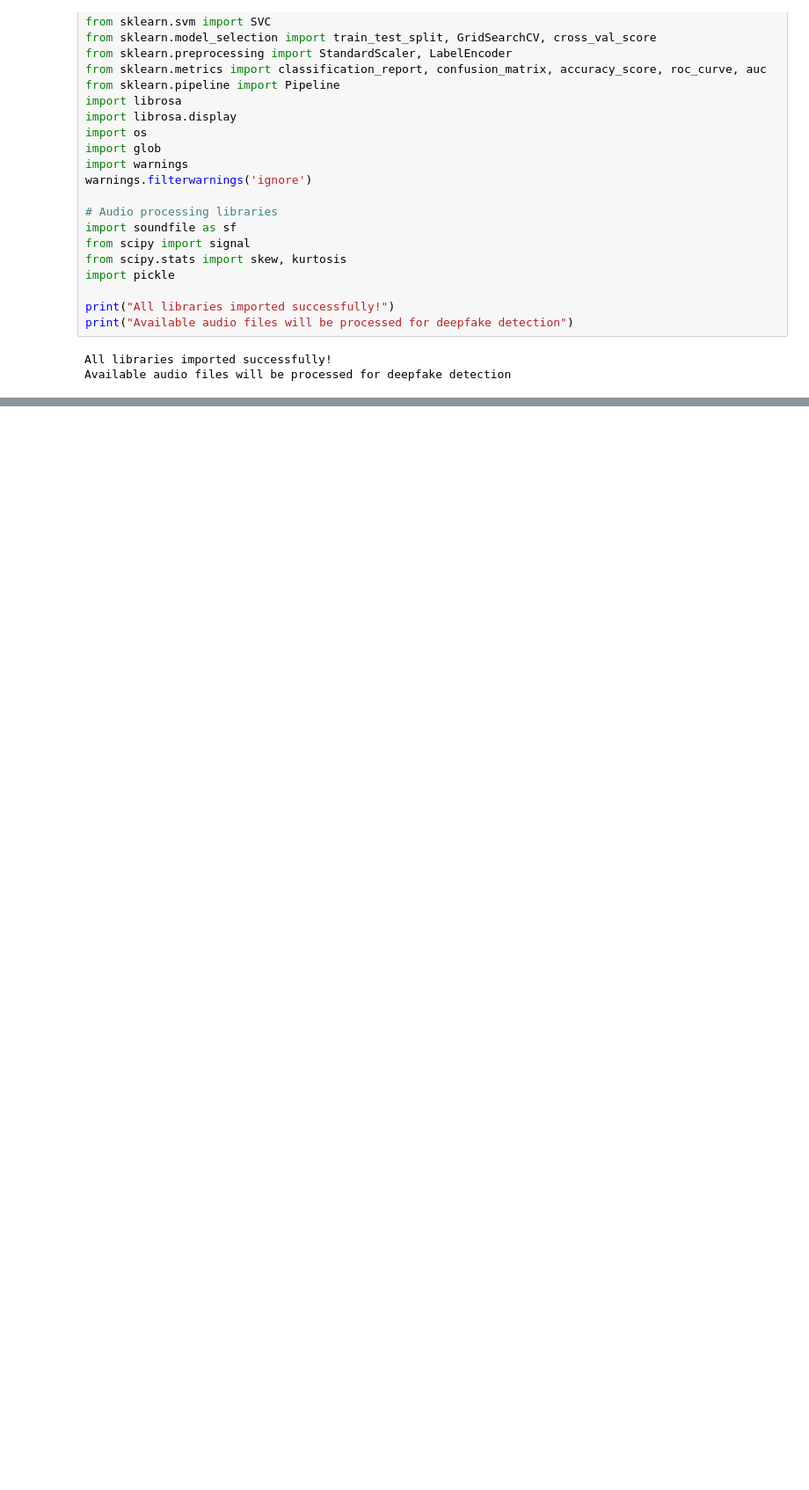
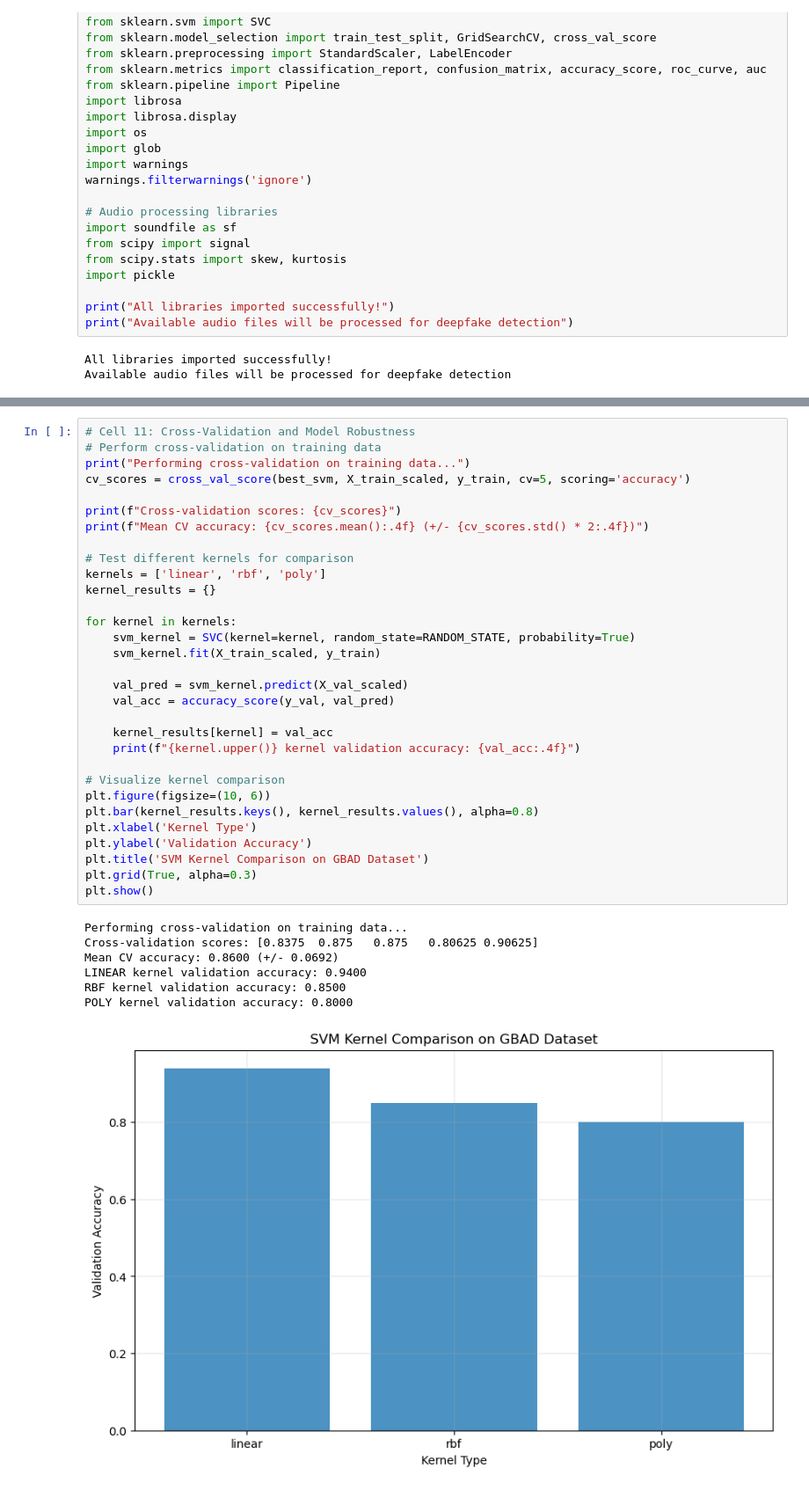
Before and after one commit to JanRei233/Echo-Reveal, a Jupyter notebook: echo_reveal.ipynb, the cells around one changed output, grey strips where cells are left out. Shown at 88% size. Drawn from its saved outputs; the diff is of its cells as text; blank space fills up the shorter version.

```diff
--- a/echo_reveal.ipynb
+++ b/echo_reveal.ipynb
@@ -1218,0 +616,39 @@ print("The system is ready for deployment and real-world usage.")
+# %%
+# Cell 11: Cross-Validation and Model Robustness
+# Perform cross-validation on training data
+print("Performing cross-validation on training data...")
+cv_scores = cross_val_score(best_svm, X_train_scaled, y_train, cv=5, scoring='accuracy')
+
+print(f"Cross-validation scores: {cv_scores}")
+print(f"Mean CV accuracy: {cv_scores.mean():.4f} (+/- {cv_scores.std() * 2:.4f})")
+
+# Test different kernels for comparison
+kernels = ['linear', 'rbf', 'poly']
+kernel_results = {}
+
+for kernel in kernels:
+    svm_kernel = SVC(kernel=kernel, random_state=RANDOM_STATE, probability=True)
+    svm_kernel.fit(X_train_scaled, y_train)
+
+    val_pred = svm_kernel.predict(X_val_scaled)
+    val_acc = accuracy_score(y_val, val_pred)
+
+    kernel_results[kernel] = val_acc
+    print(f"{kernel.upper()} kernel validation accuracy: {val_acc:.4f}")
+
+# Visualize kernel comparison
+plt.figure(figsize=(10, 6))
+plt.bar(kernel_results.keys(), kernel_results.values(), alpha=0.8)
+plt.xlabel('Kernel Type')
+plt.ylabel('Validation Accuracy')
+plt.title('SVM Kernel Comparison on GBAD Dataset')
+plt.grid(True, alpha=0.3)
+plt.show()
+# %% [output]
+Performing cross-validation on training data...
+Cross-validation scores: [0.8375  0.875   0.875   0.80625 0.90625]
+Mean CV accuracy: 0.8600 (+/- 0.0692)
+LINEAR kernel validation accuracy: 0.9400
+RBF kernel validation accuracy: 0.8500
+POLY kernel validation accuracy: 0.8000
+[figure, added]
```
Also changed, not shown: parts of 35 cells of this notebook.
